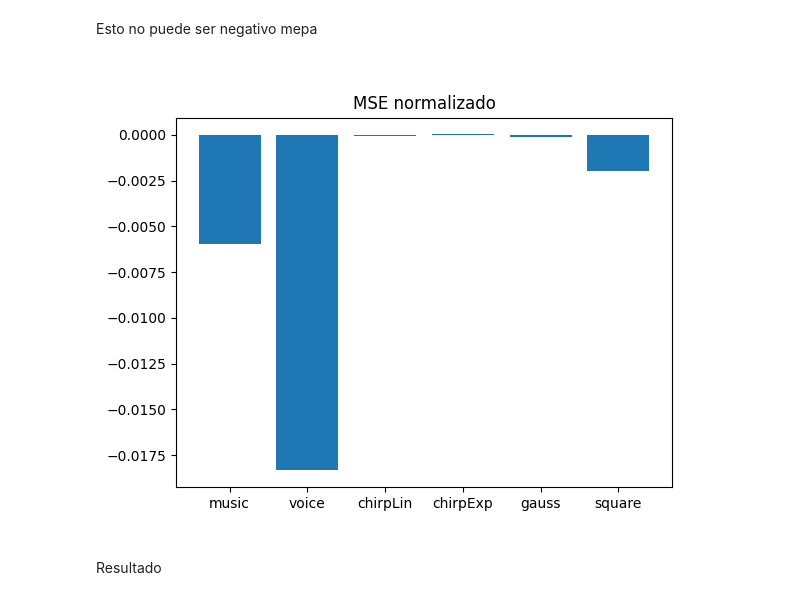
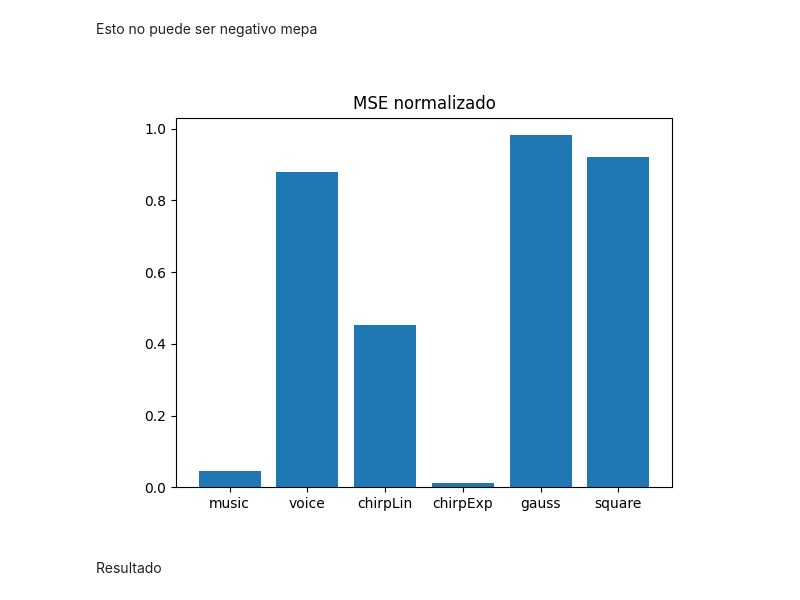
Before and after one commit to GonzaLinares/PASA_TP2, a Jupyter notebook: main.ipynb, the cells around one changed output. Drawn from its saved outputs; the diff is of its cells as text; code cells hidden in the pictures.

Commit message:
Added more text

```diff
--- a/main.ipynb
+++ b/main.ipynb
@@ -44,10 +44,11 @@ Comparamos los espectros de potencia
 plt.figure(figsize=(10, 15))
 
 for i, (name, s) in enumerate(zip(origSignal.keys(), origSignal.values())):
-    f, Pxx_den = sp.welch(s, fs=fs, window='bartlett')
+    f, Pxx_den = sp.periodogram(s, fs=fs, window='boxcar', nfft=hp.getNextPowerOfTwo(len(s)*5))
     plt.subplot(3, 2, i+1)
     plt.title(f"{name}")
     plt.xlabel('Freq [Hz]')
     plt.ylabel('PSD')
+    plt.xlim((f0, f1))
     plt.loglog(f, Pxx_den)
 # %% [output]
@@ -76,6 +74,0 @@ $$
-# %%
-wo, jo, nmse = hp.get_optimal_params(origSignal['music'], origSignal['music'], 12500)
-
-out = sp.lfilter(wo, [1.0], recSignal['music'])
-
-print(nmse)
@@ -86,11 +84,21 @@ print(nmse)
 # %%
-Ms = np.linspace(5000, 50000, 10, dtype=int)
+Ms = np.linspace(1000, 25000, 100, dtype=int)
 jos = np.zeros(len(Ms))
+found = False
+last = 0
+
+plt.figure()
 for i, M in enumerate(Ms):
     wo, jo, nmse = hp.get_optimal_params(origSignal['chirpLin'], recSignal['chirpLin'], M)
-    jos[i] = nmse
+    jos[i] = jo
+    if i != 0 and last/jo-1 < 0.0005 and not found:
+        plt.axvline(x=Ms[i], c='green')
+        plt.text(x=Ms[i]+100, y=jo, s=f'M = {Ms[i]}')
+        found = True
+    last = jo
 
-plt.figure()
-plt.plot(Ms, jos)
+plt.xlabel('M')
+plt.ylabel('MSE mínimo')
+plt.semilogy(Ms, jos)
 # %% [output]
 [<matplotlib.lines.Line2D at 0x...>]
@@ -100,5 +108,5 @@ Obtenemos las respuestas al impulso de la habitacion para cada excitacion
 # %%
-M = 20000 #Ordenes optimo encontrado
+M = 9242 #Ordenes optimo encontrado
 h_n = []
 nmses = []
 
@@ -111,6 +119,6 @@ for i, (name, os, rs) in enumerate(zip(origSignal.keys(), origSignal.values(), r
     plt.ylabel('h(n)')
     plt.plot(h)
     h_n.append(h)
-    nmses.append(h)
+    nmses.append(nmse)
 plt.show()
 # %% [output]
@@ -139,15 +147,12 @@ Calculamos los MSE normalizados
 # %% [markdown]
 Esto no puede ser negativo mepa
 # %%
-bars = []
-for i in range(len(recSignal)):
-    bars.append(nmses[i][M-1])
 plt.figure()
 plt.title("MSE normalizado")
-plt.bar(recSignal.keys(), bars)
+plt.bar(recSignal.keys(), nmses)
 plt.show()
 # %% [output]
-[figure, old version]
+[figure, new version]
 # %% [markdown]
 Resultado
 # %%
```
Also changed, not shown: parts of 20 cells of this notebook, 1 other file.
